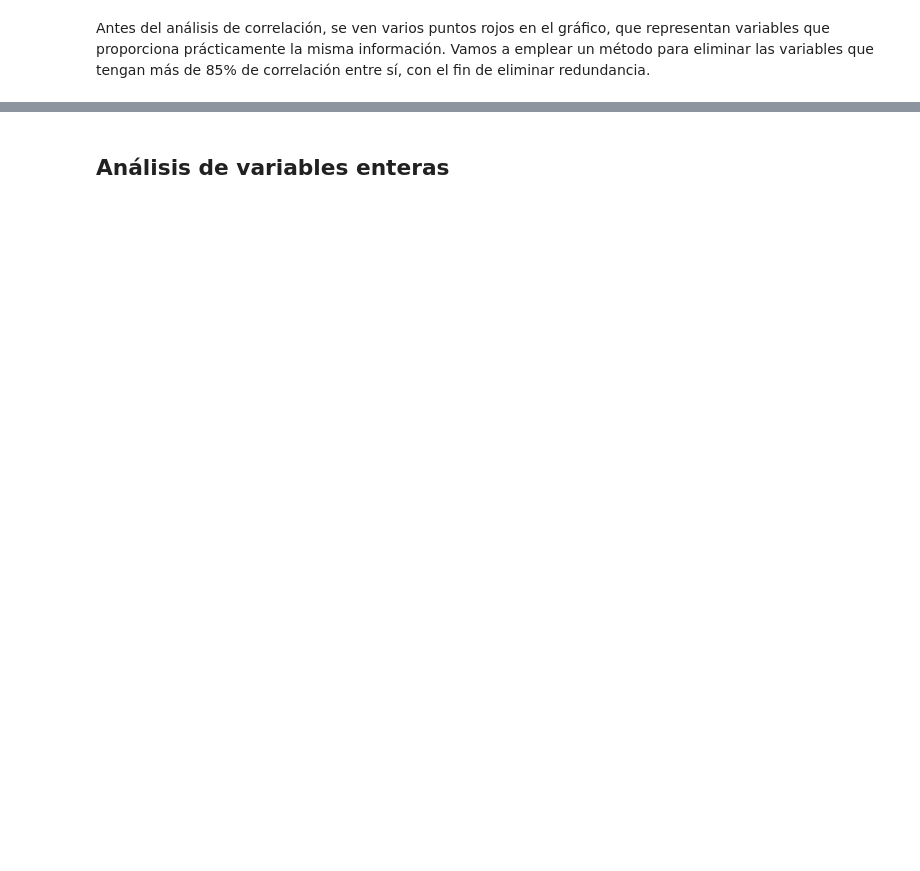
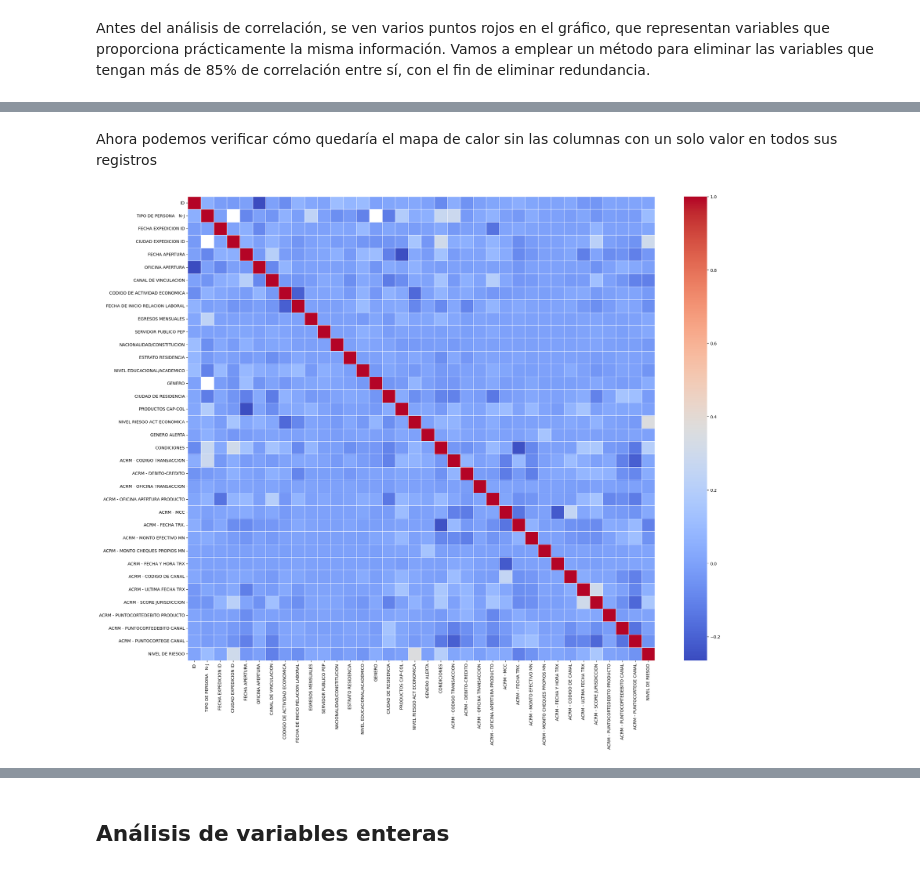
Before and after one commit to gabrielres10/EDA-Caso-Banco, a Jupyter notebook: plantilla_entrega_final_(renombrar).ipynb, the cells around one changed output, grey strips where cells are left out. Saved outputs shown, nothing was run; the diff lists cells and outputs as text; code cells hidden in the pictures; blank space fills up the shorter version.

```diff
--- a/plantilla_entrega_final_(renombrar).ipynb
+++ b/plantilla_entrega_final_(renombrar).ipynb
@@ -669,3 +673,11 @@ Con este gráfico, podemos observar todas las columnas que quedaron después de
+# %% [markdown]
+Ahora podemos verificar cómo quedaría el mapa de calor sin las columnas con un solo valor en todos sus registros
+# %%
+plt.figure(figsize=(25, 20))
+sns.heatmap(non_redundant_df.corr(), annot=False, cmap="coolwarm", linewidths=0.5)
+plt.show()
+# %% [output]
+[figure, added]
 # %%
 non_redundant_df.shape
 # %% [output]
```
Also changed, not shown: parts of 258 cells of this notebook.
